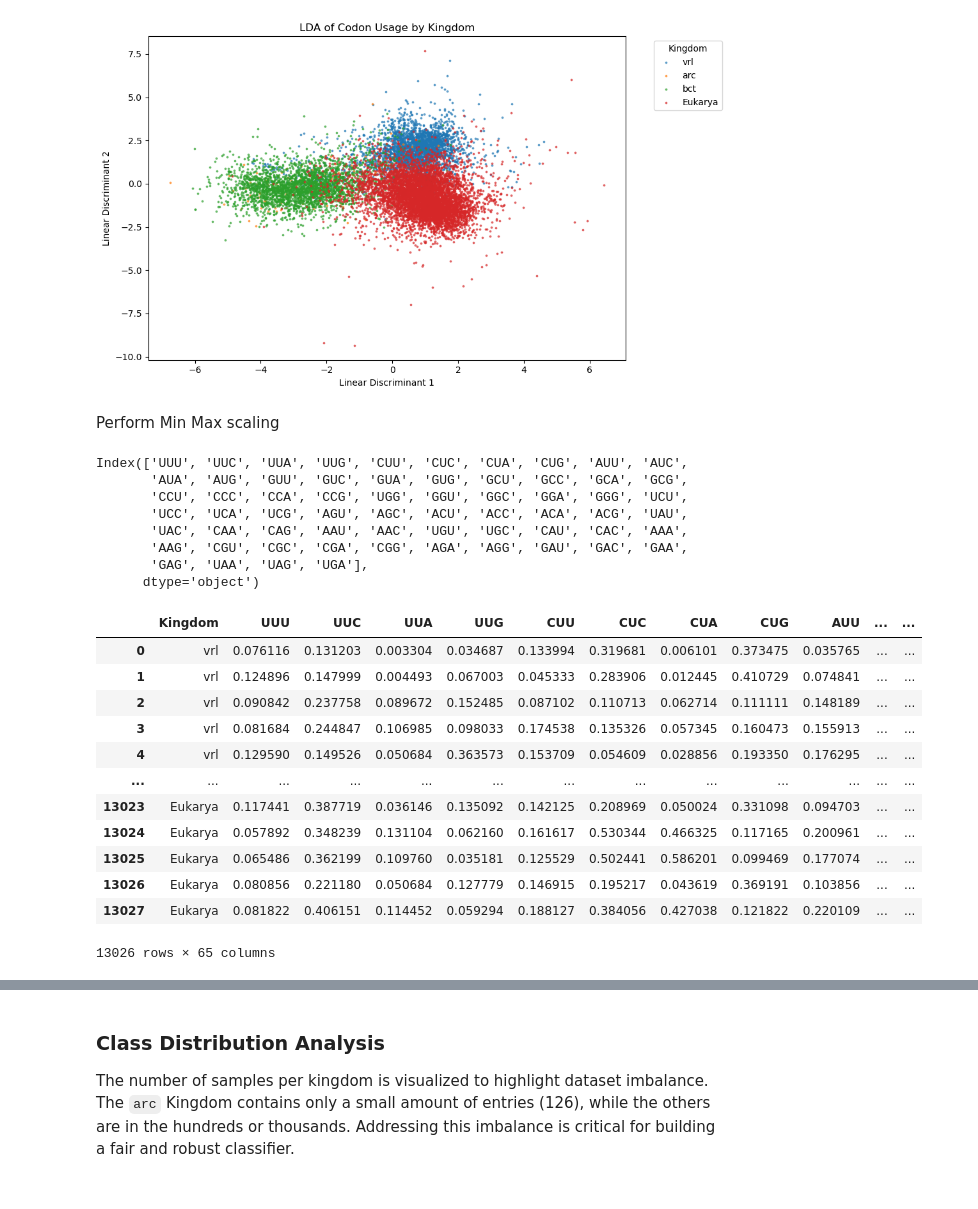
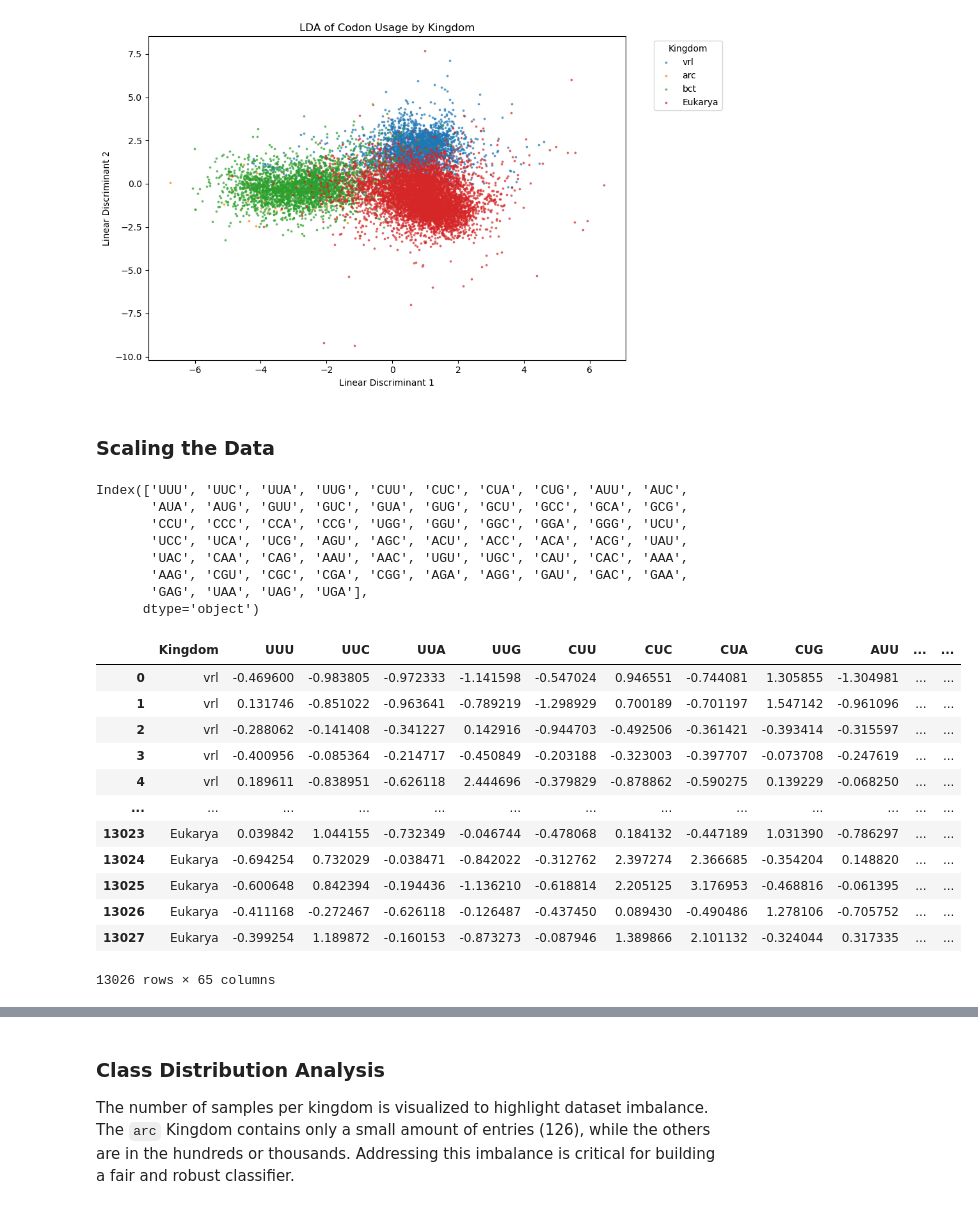
Before and after one commit to Philipp-Tanrek/ML-PR-Project, a Jupyter notebook: Codon_ML.ipynb, the cells around one changed output, grey strips where cells are left out. Saved outputs shown, nothing was run; the diff lists cells and outputs as text; code cells hidden in the pictures.

```diff
--- a/Codon_ML.ipynb
+++ b/Codon_ML.ipynb
@@ -235,33 +262,33 @@ plt.tight_layout()
 plt.show()
 # %% [output]
 [figure]
-# %% [markdown]
-Perform Min Max scaling
+# %% [markdown]
+### Scaling the Data
 # %%
 columns_to_scale = df.columns[1:]
 print(columns_to_scale)
-scaler = MinMaxScaler()
+scaler = StandardScaler()
 df[columns_to_scale] = scaler.fit_transform(df[columns_to_scale])
 df
 # %% [output]
 Index(['UUU', 'UUC', 'UUA', 'UUG', 'CUU', 'CUC', 'CUA', 'CUG', 'AUU', 'AUC',
        'AUA', 'AUG', 'GUU', 'GUC', 'GUA', 'GUG', 'GCU', 'GCC', 'GCA', 'GCG',
        'CCU', 'CCC', 'CCA', 'CCG', 'UGG', 'GGU', 'GGC', 'GGA', 'GGG', 'UCU',
        'UCC', 'UCA', 'UCG', 'AGU', 'AGC', 'ACU', 'ACC', 'ACA', 'ACG', 'UAU',
        'UAC', 'CAA', 'CAG', 'AAU', 'AAC', 'UGU', 'UGC', 'CAU', 'CAC', 'AAA',
        'AAG', 'CGU', 'CGC', 'CGA', 'CGG', 'AGA', 'AGG', 'GAU', 'GAC', 'GAA',
        'GAG', 'UAA', 'UAG', 'UGA'],
       dtype='object')
 |  | Kingdom | UUU | UUC | UUA | UUG | CUU | CUC | CUA | CUG | AUU | ... | ... |
-| 0 | vrl | 0.076116 | 0.131203 | 0.003304 | 0.034687 | 0.133994 | 0.319681 | 0.006101 | 0.373475 | 0.035765 | ... | ... |
-| 1 | vrl | 0.124896 | 0.147999 | 0.004493 | 0.067003 | 0.045333 | 0.283906 | 0.012445 | 0.410729 | 0.074841 | ... | ... |
-| 2 | vrl | 0.090842 | 0.237758 | 0.089672 | 0.152485 | 0.087102 | 0.110713 | 0.062714 | 0.111111 | 0.148189 | ... | ... |
-| 3 | vrl | 0.081684 | 0.244847 | 0.106985 | 0.098033 | 0.174538 | 0.135326 | 0.057345 | 0.160473 | 0.155913 | ... | ... |
-| 4 | vrl | 0.129590 | 0.149526 | 0.050684 | 0.363573 | 0.153709 | 0.054609 | 0.028856 | 0.193350 | 0.176295 | ... | ... |
+| 0 | vrl | -0.469600 | -0.983805 | -0.972333 | -1.141598 | -0.547024 | 0.946551 | -0.744081 | 1.305855 | -1.304981 | ... | ... |
+| 1 | vrl | 0.131746 | -0.851022 | -0.963641 | -0.789219 | -1.298929 | 0.700189 | -0.701197 | 1.547142 | -0.961096 | ... | ... |
+| 2 | vrl | -0.288062 | -0.141408 | -0.341227 | 0.142916 | -0.944703 | -0.492506 | -0.361421 | -0.393414 | -0.315597 | ... | ... |
+| 3 | vrl | -0.400956 | -0.085364 | -0.214717 | -0.450849 | -0.203188 | -0.323003 | -0.397707 | -0.073708 | -0.247619 | ... | ... |
+| 4 | vrl | 0.189611 | -0.838951 | -0.626118 | 2.444696 | -0.379829 | -0.878862 | -0.590275 | 0.139229 | -0.068250 | ... | ... |
 | ... | ... | ... | ... | ... | ... | ... | ... | ... | ... | ... | ... | ... |
-| 13023 | Eukarya | 0.117441 | 0.387719 | 0.036146 | 0.135092 | 0.142125 | 0.208969 | 0.050024 | 0.331098 | 0.094703 | ... | ... |
-| 13024 | Eukarya | 0.057892 | 0.348239 | 0.131104 | 0.062160 | 0.161617 | 0.530344 | 0.466325 | 0.117165 | 0.200961 | ... | ... |
-| 13025 | Eukarya | 0.065486 | 0.362199 | 0.109760 | 0.035181 | 0.125529 | 0.502441 | 0.586201 | 0.099469 | 0.177074 | ... | ... |
-| 13026 | Eukarya | 0.080856 | 0.221180 | 0.050684 | 0.127779 | 0.146915 | 0.195217 | 0.043619 | 0.369191 | 0.103856 | ... | ... |
-| 13027 | Eukarya | 0.081822 | 0.406151 | 0.114452 | 0.059294 | 0.188127 | 0.384056 | 0.427038 | 0.121822 | 0.220109 | ... | ... |
+| 13023 | Eukarya | 0.039842 | 1.044155 | -0.732349 | -0.046744 | -0.478068 | 0.184132 | -0.447189 | 1.031390 | -0.786297 | ... | ... |
+| 13024 | Eukarya | -0.694254 | 0.732029 | -0.038471 | -0.842022 | -0.312762 | 2.397274 | 2.366685 | -0.354204 | 0.148820 | ... | ... |
+| 13025 | Eukarya | -0.600648 | 0.842394 | -0.194436 | -1.136210 | -0.618814 | 2.205125 | 3.176953 | -0.468816 | -0.061395 | ... | ... |
+| 13026 | Eukarya | -0.411168 | -0.272467 | -0.626118 | -0.126487 | -0.437450 | 0.089430 | -0.490486 | 1.278106 | -0.705752 | ... | ... |
+| 13027 | Eukarya | -0.399254 | 1.189872 | -0.160153 | -0.873273 | -0.087946 | 1.389866 | 2.101132 | -0.324044 | 0.317335 | ... | ... |
 13026 rows × 65 columns
```
Also changed, not shown: parts of 40 cells of this notebook, 1 other file.
